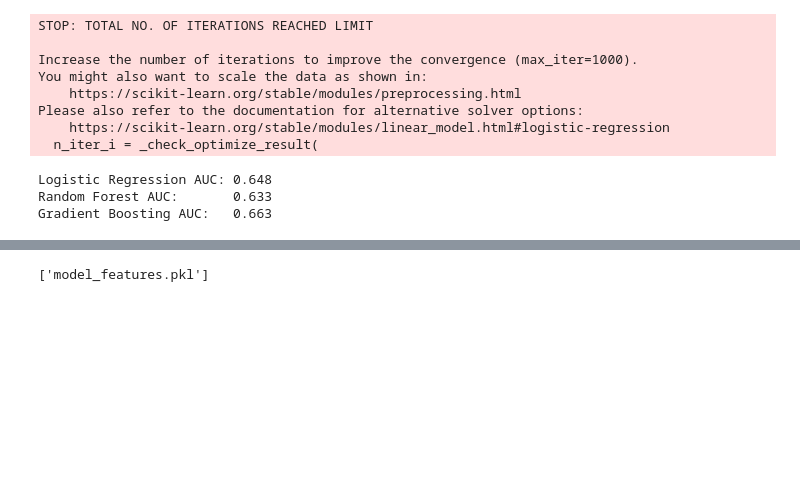
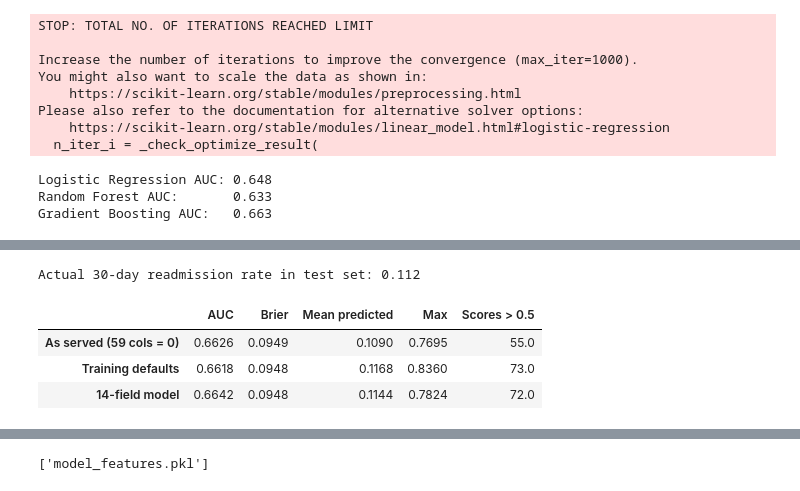
Before and after one commit to AswaJawahar/readmission-risk-api, a Jupyter notebook: exploration.ipynb, the cells around one changed output, grey strips where cells are left out. Saved outputs shown, nothing was run; the diff lists cells and outputs as text; code cells hidden in the pictures; blank space fills up the shorter version.

```diff
--- a/exploration.ipynb
+++ b/exploration.ipynb
@@ -308,0 +313,10 @@ Gradient Boosting AUC:   0.663
+# %%
+API_NUMERIC = ["number_inpatient", "discharge_disposition_id", "number_emergency",
+               "number_diagnoses", "num_medications", "time_in_hospital", "num_lab_procedures"]
+API_CATEGORICAL = ["diabetesMed", "diag_1_group", "diag_2_group", "diag_3_group",
+                   "age", "gender", "race"]
+
+api_cols = [c for c in X_train.columns
+            if c in API_NUMERIC or any(c.startswith(p + "_") for p in API_CATEGORICAL)]
+unsent_cols = [c for c in X_train.columns if c not in api_cols]
+print(len(api_cols), len(unsent_cols))
@@ -308,0 +325,8 @@ Gradient Boosting AUC:   0.663
+# %%
+model_14 = GradientBoostingClassifier(random_state=42)
+model_14.fit(X_train[api_cols], y_train)
+
+y_pred_proba_14 = model_14.predict_proba(X_test[api_cols])[:, 1]
+auc_14 = roc_auc_score(y_test, y_pred_proba_14)
+print(f"AUC: {auc_14:.3f}")
+pd.Series(model_14.feature_importances_, index=api_cols).sort_values(ascending=False).head(10)
@@ -308,0 +368,45 @@ Gradient Boosting AUC:   0.663
+# %%
+from sklearn.metrics import brier_score_loss
+
+UNSENT_NUMERIC = ["admission_type_id", "admission_source_id", "num_procedures", "number_outpatient"]
+UNSENT_CATEGORICAL = [c for c in categorical_cols if c not in API_CATEGORICAL]
+
+# Defaults come from training rows only
+train_rows = df.iloc[train_idx]
+defaults = {c: train_rows[c].mode()[0]
+            for c in ["admission_type_id", "admission_source_id"] + UNSENT_CATEGORICAL}
+defaults.update({c: train_rows[c].median() for c in ["num_procedures", "number_outpatient"]})
+
+def zero_filled(X_part):
+    out = X_part.copy()
+    for c in unsent_cols:
+        out[c] = False if out[c].dtype == bool else 0
+    return out
+
+def default_filled(X_part):
+    out = zero_filled(X_part)
+    for c in UNSENT_NUMERIC:
+        out[c] = defaults[c]
+    for c in UNSENT_CATEGORICAL:
+        dummy = f"{c}_{defaults[c]}"
+        if dummy in out.columns:  # otherwise the mode is the drop_first baseline (all zeros)
+            out[dummy] = True
+    return out
+
+serving_scores = {
+    "As served (59 cols = 0)": model.predict_proba(zero_filled(X_test))[:, 1],
+    "Training defaults": model.predict_proba(default_filled(X_test))[:, 1],
+    "14-field model": y_pred_proba_14,
+}
+print(f"Actual 30-day readmission rate in test set: {y_test.mean():.3f}")
+pd.DataFrame({
+    name: {"AUC": roc_auc_score(y_test, p), "Brier": brier_score_loss(y_test, p),
+           "Mean predicted": p.mean(), "Max": p.max(), "Scores > 0.5": (p > 0.5).sum()}
+    for name, p in serving_scores.items()
+}).T.round(4)
+# %% [output]
+Actual 30-day readmission rate in test set: 0.112
+|  | AUC | Brier | Mean predicted | Max | Scores > 0.5 |
+| As served (59 cols = 0) | 0.6626 | 0.0949 | 0.1090 | 0.7695 | 55.0 |
+| Training defaults | 0.6618 | 0.0948 | 0.1168 | 0.8360 | 73.0 |
+| 14-field model | 0.6642 | 0.0948 | 0.1144 | 0.7824 | 72.0 |
```
Also changed, not shown: parts of 11 cells of this notebook, 3 other files.
